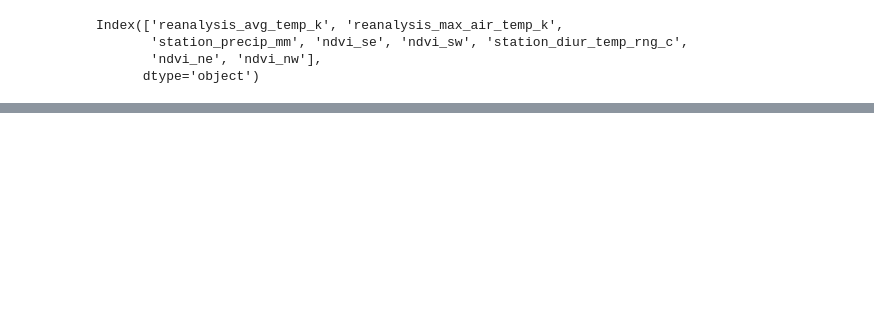
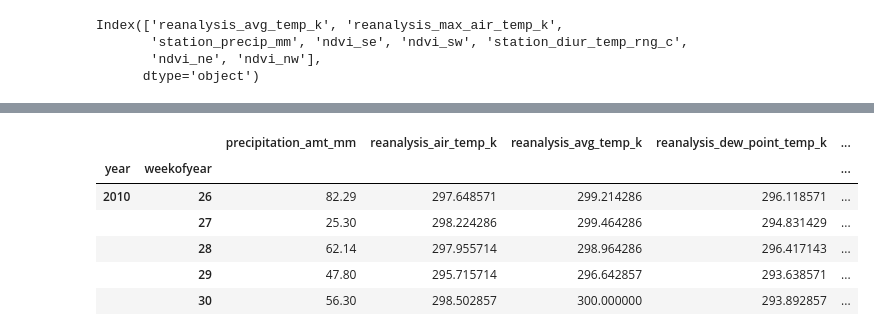
Before and after one commit to defreeze/data_science_self_study, a Jupyter notebook: DengAI, predicting disease spread/DengAI Predicting Disease Spread case.ipynb, the cells around one changed output, grey strips where cells are left out. Saved outputs shown, nothing was run; the diff lists cells and outputs as text; code cells hidden in the pictures; blank space fills up the shorter version.

```diff
--- a/DengAI, predicting disease spread/DengAI Predicting Disease Spread case.ipynb
+++ b/DengAI, predicting disease spread/DengAI Predicting Disease Spread case.ipynb
@@ -304,0 +369,10 @@ Clearly Gradient boosting classifier is not good for predicting total cases of d
+# %%
+iq_test.head()
+# %% [output]
+|  |  | precipitation_amt_mm | reanalysis_air_temp_k | reanalysis_avg_temp_k | reanalysis_dew_point_temp_k | ... |
+| year | weekofyear |  |  |  |  | ... |
+| 2010 | 26 | 82.29 | 297.648571 | 299.214286 | 296.118571 | ... |
+|  | 27 | 25.30 | 298.224286 | 299.464286 | 294.831429 | ... |
+|  | 28 | 62.14 | 297.955714 | 298.964286 | 296.417143 | ... |
+|  | 29 | 47.80 | 295.715714 | 296.642857 | 293.638571 | ... |
+|  | 30 | 56.30 | 298.502857 | 300.000000 | 293.892857 | ... |
```
Also changed, not shown: parts of 33 cells of this notebook, 1 other file.
